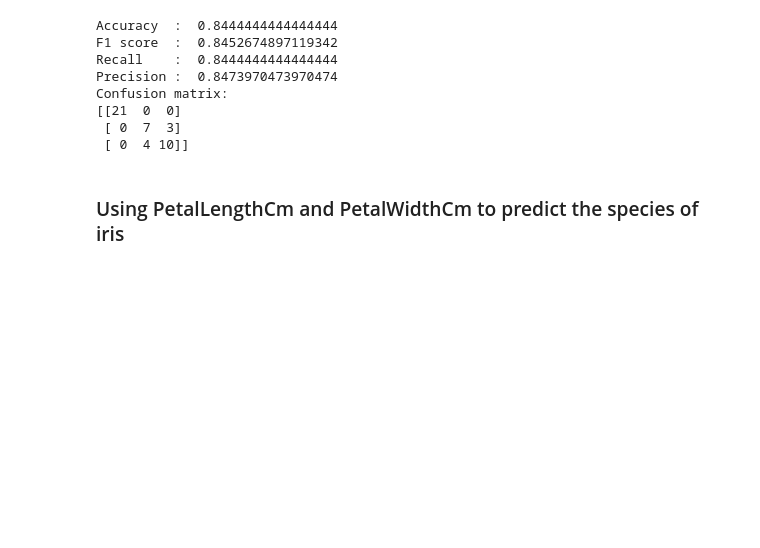
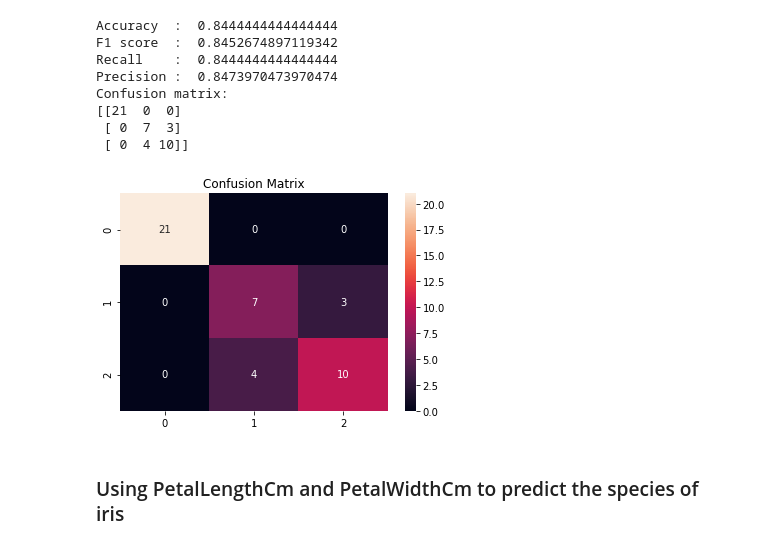
Before and after one commit to Lallalan/CPC152-KNN, a Jupyter notebook: KNN USE.ipynb, the cells around one changed output. Saved outputs shown, nothing was run; the diff lists cells and outputs as text; code cells hidden in the pictures; blank space fills up the shorter version.

```diff
--- a/KNN USE.ipynb
+++ b/KNN USE.ipynb
@@ -299,6 +346,13 @@ Confusion matrix:
 [[21  0  0]
  [ 0  7  3]
  [ 0  4 10]]
+# %%
+import seaborn as sns
+sns.heatmap(confusion, annot=True)
+plt.title('Confusion Matrix')
+plt.show()
+# %% [output]
+[figure, added]
 # %% [markdown]
 ### Using PetalLengthCm and PetalWidthCm to predict the species of iris
 # %%
```
Also changed, not shown: parts of 22 cells of this notebook.
